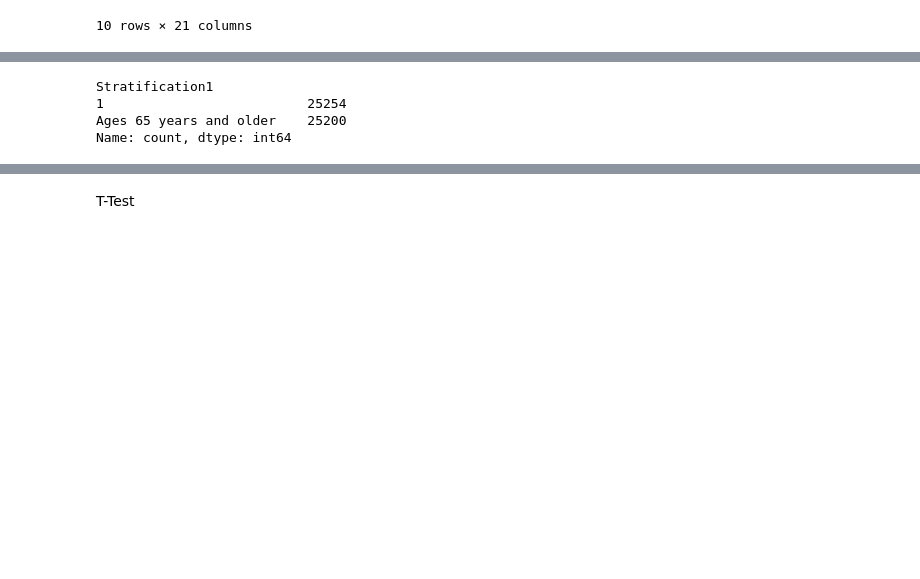
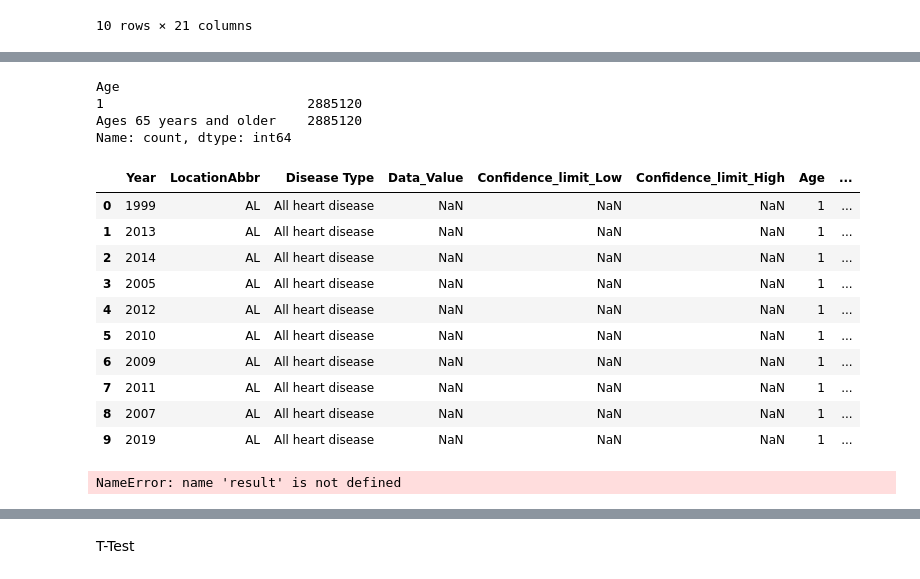
Before and after one commit to angiew-02/AHI-Capstone-Project, a Jupyter notebook: AHI_Capstone_25'.ipynb, the cells around one changed output, grey strips where cells are left out. Cells and saved outputs as stored; diff of their text form; code cells hidden in the pictures; blank space fills up the shorter version.

```diff
--- a/AHI_Capstone_25'.ipynb
+++ b/AHI_Capstone_25'.ipynb
@@ -123,9 +123,7 @@ heartdisease.replace('?', np.nan, inplace=True)
 heartdisease.drop_duplicates(inplace=True)
 # %%
 columns_to_drop = [
-    'StratificationCategory1', 'StratificationCategory2', 'StratificationCategory3',
-    'DataSource','GeographicLevel','Class','Data_Value_Unit','Data_value_Type',
-    'Data_Value_Footnote_Symbol','Data_Value_Footnote'
+     'LocationDesc', 'GeographicLevel', 'DataSource', 'Class','Data_Value_Unit', 'Data_Value_Type','Data_Value_Footnote','StratificationCategory1', 'StratificationCategory2','StratificationCategory3','LocationID','Data_Value_Footnote_Symbol'
 ]
 # Drop only existing columns
 existing_cols = [col for col in columns_to_drop if col in heartdisease.columns]
@@ -152,11 +149,0 @@ print(heartdisease_cleaned.head(10))
-# %%
-# Define the mapping gender to numeric midpoints
-# Step 3: Convert gender to numerical midpoints
-Stratification3_mapping = {
-    'Overall': 5,
-    'Male': 15,
-    'Female': 25,
-}
-heartdisease_cleaned['Stratification3'] = heartdisease_cleaned['Stratification3'].map(Stratification3_mapping)
-# Preview to confirm
-heartdisease_cleaned[['Stratification3']].head(20)
@@ -181,10 +164,51 @@ heartdisease_cleaned[['Stratification3']].head(20)
+# %%
+heartdisease_cleaned.rename(columns={
+    'Stratification1': 'Age',
+    'Stratification2': 'Race',
+    'Stratification3': 'Gender',
+    'Topic':'Disease Type'
+}, inplace=True)
 # %%
 # Encode 'ages' as binary (Ages 35-64 years: 1, Ages 65 and older: 0)
-heartdisease_cleaned['Stratification1'] = heartdisease_cleaned['Stratification1'].replace({'Ages 35-64 years': 1, 'Ages 65 and older': 0})
+heartdisease_cleaned['Age'] = heartdisease_cleaned['Age'].replace({'Ages 35-64 years': 1, 'Ages 65 and older': 0})
 
-print(heartdisease_cleaned['Stratification1'].value_counts())
+print(heartdisease_cleaned['Age'].value_counts())
 # %% [output]
-Stratification1
-1                          25254
-Ages 65 years and older    25200
+Age
+1                          2885120
+Ages 65 years and older    2885120
 Name: count, dtype: int64
+# %%
+heartdisease_cleaned.head(10)
+# %% [output]
+|  | Year | LocationAbbr | Disease Type | Data_Value | Confidence_limit_Low | Confidence_limit_High | Age | ... |
+| 0 | 1999 | AL | All heart disease | NaN | NaN | NaN | 1 | ... |
+| 1 | 2013 | AL | All heart disease | NaN | NaN | NaN | 1 | ... |
+| 2 | 2014 | AL | All heart disease | NaN | NaN | NaN | 1 | ... |
+| 3 | 2005 | AL | All heart disease | NaN | NaN | NaN | 1 | ... |
+| 4 | 2012 | AL | All heart disease | NaN | NaN | NaN | 1 | ... |
+| 5 | 2010 | AL | All heart disease | NaN | NaN | NaN | 1 | ... |
+| 6 | 2009 | AL | All heart disease | NaN | NaN | NaN | 1 | ... |
+| 7 | 2011 | AL | All heart disease | NaN | NaN | NaN | 1 | ... |
+| 8 | 2007 | AL | All heart disease | NaN | NaN | NaN | 1 | ... |
+| 9 | 2019 | AL | All heart disease | NaN | NaN | NaN | 1 | ... |
+# %%
+import matplotlib.pyplot as plt
+
+mixed_df['Disease Type'] = result.predict()
+
+# Plot
+plt.figure(figsize=(8, 5))
+plt.scatter(mixed_df['Disease Type'], mixed_df['Gender'], alpha=0.5)
+plt.plot([mixed_df['Disease Type'].min(), mixed_df['tDisease Type'].max()],
+         [mixed_df['Disease Type'].min(), mixed_df['Disease Type'].max()],
+         color='red', linestyle='--', label='Perfect Fit')
+plt.xlabel("Gender")
+plt.ylabel("Disease Type")
+plt.title("Gender vs Disease Type")
+plt.legend()
+plt.grid(True)
+plt.tight_layout()
+plt.show()
+# %% [output]
+NameError: name 'result' is not defined
```
Also changed, not shown: parts of 17 cells of this notebook.
